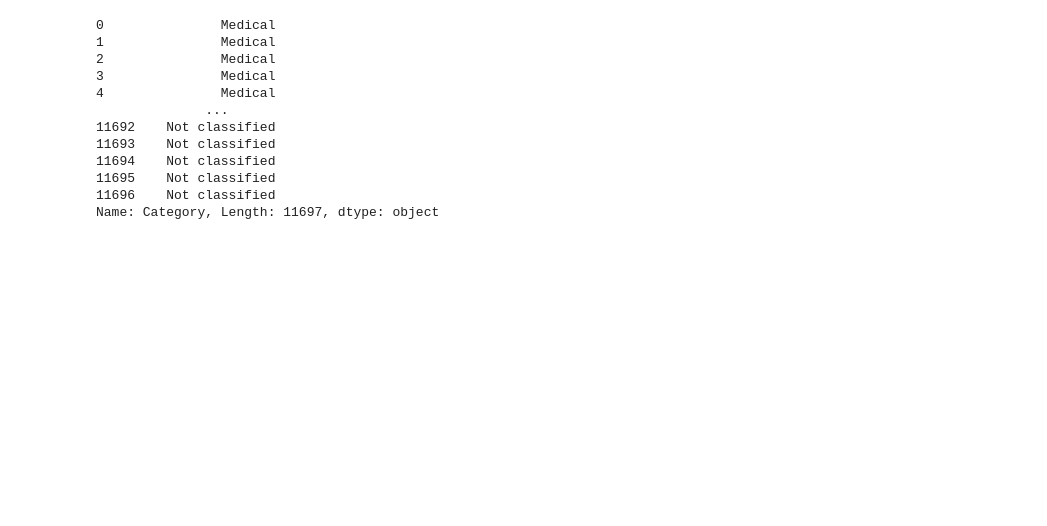
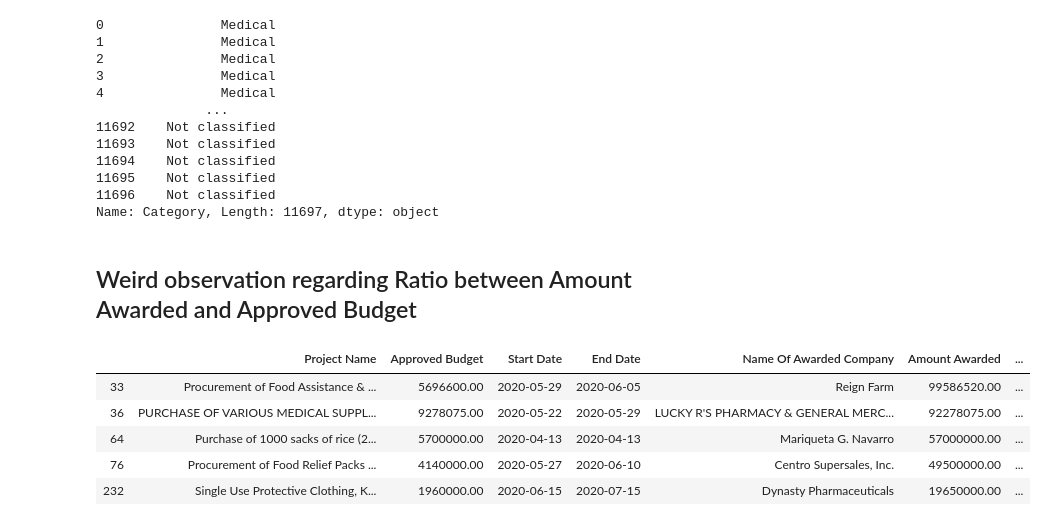
Before and after one commit to monakuto110433/Project_SiniGang, a Jupyter notebook: Project SiniGANG.ipynb, the cells around one changed output. Drawn from its saved outputs; the diff is of its cells as text; code cells hidden in the pictures; blank space fills up the shorter version.

```diff
--- a/Project SiniGANG.ipynb
+++ b/Project SiniGANG.ipynb
@@ -255,3 +268,5 @@ df_category
 Name: Category, Length: 11697, dtype: object
 # %%
 df_cleaned["Category"] = df_category
+# %% [markdown]
+## Weird observation regarding Ratio between Amount Awarded and Approved Budget
@@ -257,0 +275,10 @@ df_cleaned["Category"] = df_category
+# %%
+#Weird Observation regarding Money Ratio... disregard na lang if ever???
+df_sorted[df_sorted["Money Ratio"]>1].head()
+# %% [output]
+|  | Project Name | Approved Budget | Start Date | End Date | Name Of Awarded Company | Amount Awarded | ... |
+| 33 | Procurement of Food Assistance & ... | 5696600.00 | 2020-05-29 | 2020-06-05 | Reign Farm | 99586520.00 | ... |
+| 36 | PURCHASE OF VARIOUS MEDICAL SUPPL... | 9278075.00 | 2020-05-22 | 2020-05-29 | LUCKY R'S PHARMACY & GENERAL MERC... | 92278075.00 | ... |
+| 64 | Purchase of 1000 sacks of rice (2... | 5700000.00 | 2020-04-13 | 2020-04-13 | Mariqueta G. Navarro | 57000000.00 | ... |
+| 76 | Procurement of Food Relief Packs ... | 4140000.00 | 2020-05-27 | 2020-06-10 | Centro Supersales, Inc. | 49500000.00 | ... |
+| 232 | Single Use Protective Clothing, K... | 1960000.00 | 2020-06-15 | 2020-07-15 | Dynasty Pharmaceuticals | 19650000.00 | ... |
```
Also changed, not shown: parts of 8 cells of this notebook.
